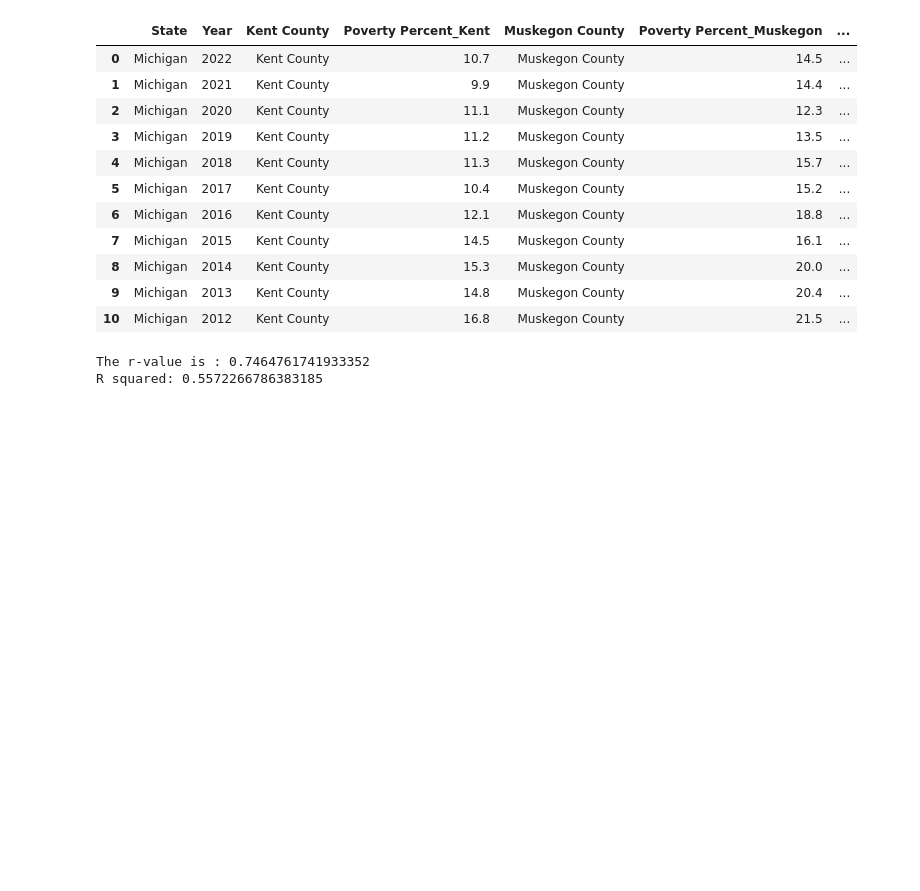
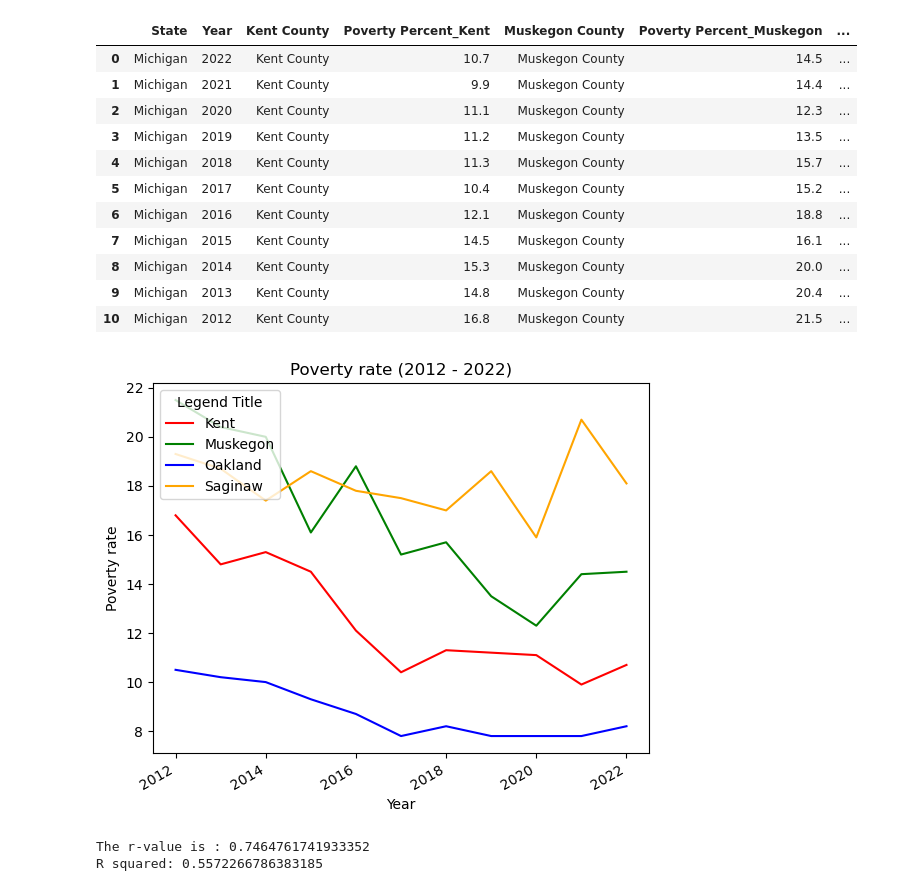
Before and after one commit to DaSamboni/project1_group3, a Jupyter notebook: MainProject.ipynb, the cells around one changed output. Saved outputs shown, nothing was run; the diff lists cells and outputs as text; code cells hidden in the pictures; blank space fills up the shorter version.

```diff
--- a/MainProject.ipynb
+++ b/MainProject.ipynb
@@ -326,10 +326,10 @@ plt.show()
 [figure]
 # %%
 # POVERTY RATE
-pov_kentcsv = "Datasets/Poverty_rate/Kent_poverty_rate.csv"
-pov_oaklandcsv = "Datasets/Poverty_rate/Oakland_poverty_rate.csv"
-pov_muskegoncsv = "Datasets/Poverty_rate/Muskegon_poverty_rate.csv"
-pov_saginawcsv = "Datasets/Poverty_rate/Saginaw_poverty_rate.csv"
+pov_kentcsv = "Datasets/Kent_poverty_rate.csv"
+pov_oaklandcsv = "Datasets/Oakland_poverty_rate.csv"
+pov_muskegoncsv = "Datasets/Muskegon_poverty_rate.csv"
+pov_saginawcsv = "Datasets/Saginaw_poverty_rate.csv"
 
 # # Read with Pandas
 pov_kent_df = pd.read_csv(pov_kentcsv)
@@ -396,6 +396,33 @@ poverty_rate1
 | 8 | Michigan | 2014 | Kent County | 15.3 | Muskegon County | 20.0 | ... |
 | 9 | Michigan | 2013 | Kent County | 14.8 | Muskegon County | 20.4 | ... |
 | 10 | Michigan | 2012 | Kent County | 16.8 | Muskegon County | 21.5 | ... |
+# %%
+# Poverty plots
+plt.plot(poverty_rate1["Year"], poverty_rate1["Poverty Percent_Kent"],color='red')
+
+# plotting the time series of infant mortality rate in Muskegon county
+plt.plot(poverty_rate1["Year"], poverty_rate1["Poverty Percent_Muskegon"], color='green')
+
+# plotting the time series of infant mortality rate in Oakland county
+plt.plot(poverty_rate1["Year"], poverty_rate1["Poverty Percent_Oakland"], color='blue')
+
+# plotting the time series of infant mortality rate in Saginaw county
+plt.plot(poverty_rate1["Year"], poverty_rate1["Poverty Percent_Saginaw"], color='orange')
+
+# Giving title to the graph
+plt.title('Poverty rate (2012 - 2022)')
+
+# rotating the x-axis tick labels at 30degree
+# towards right
+plt.xticks(rotation=30, ha='right')
+
+# Giving x and y label to the graph
+plt.xlabel('Year')
+plt.ylabel('Poverty rate')
+plt.legend(['Kent', 'Muskegon', 'Oakland', 'Saginaw'], loc='upper left', title='Legend Title')
+plt.show()
+# %% [output]
+[figure, added]
 # %%
 # REGRESSION PLOT BETWEEN POVERTY AND INFANT MORTALITY
 def linear_reg_plot(x_values,y_values,coordinates,titles):
```
